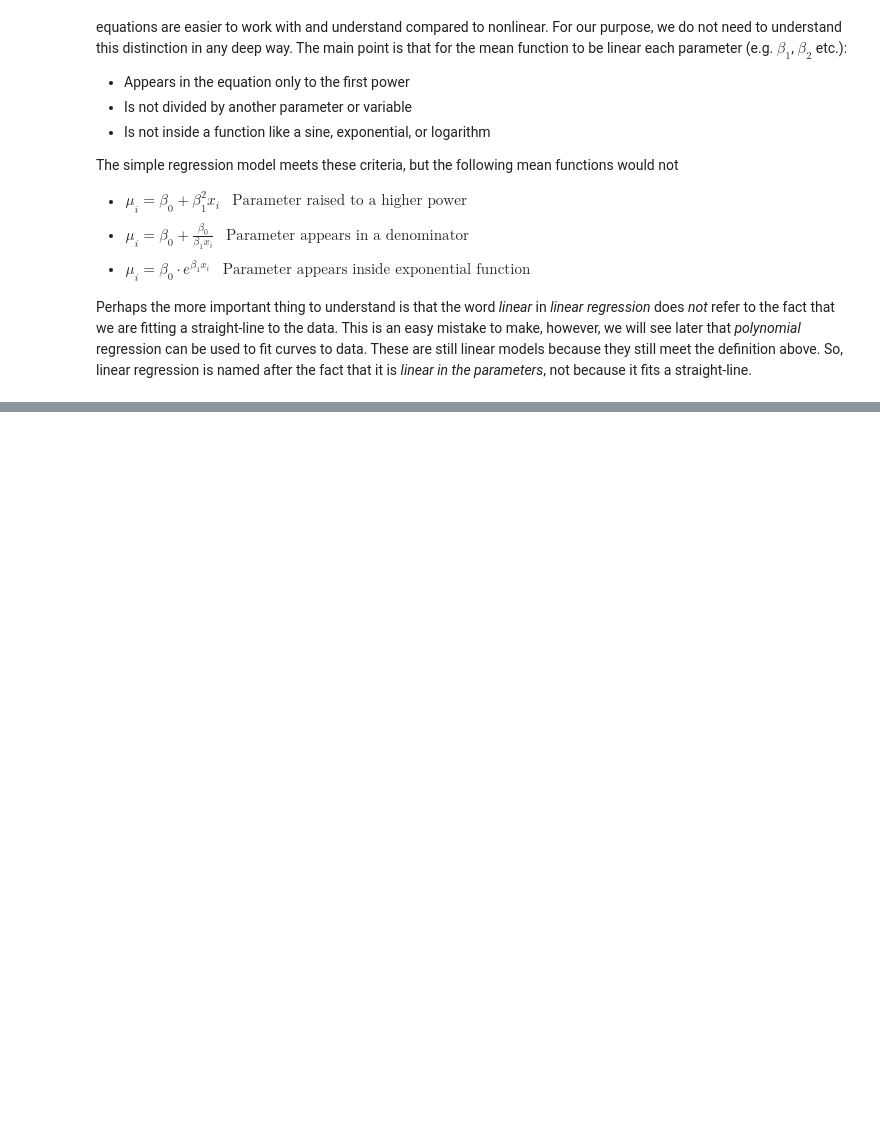
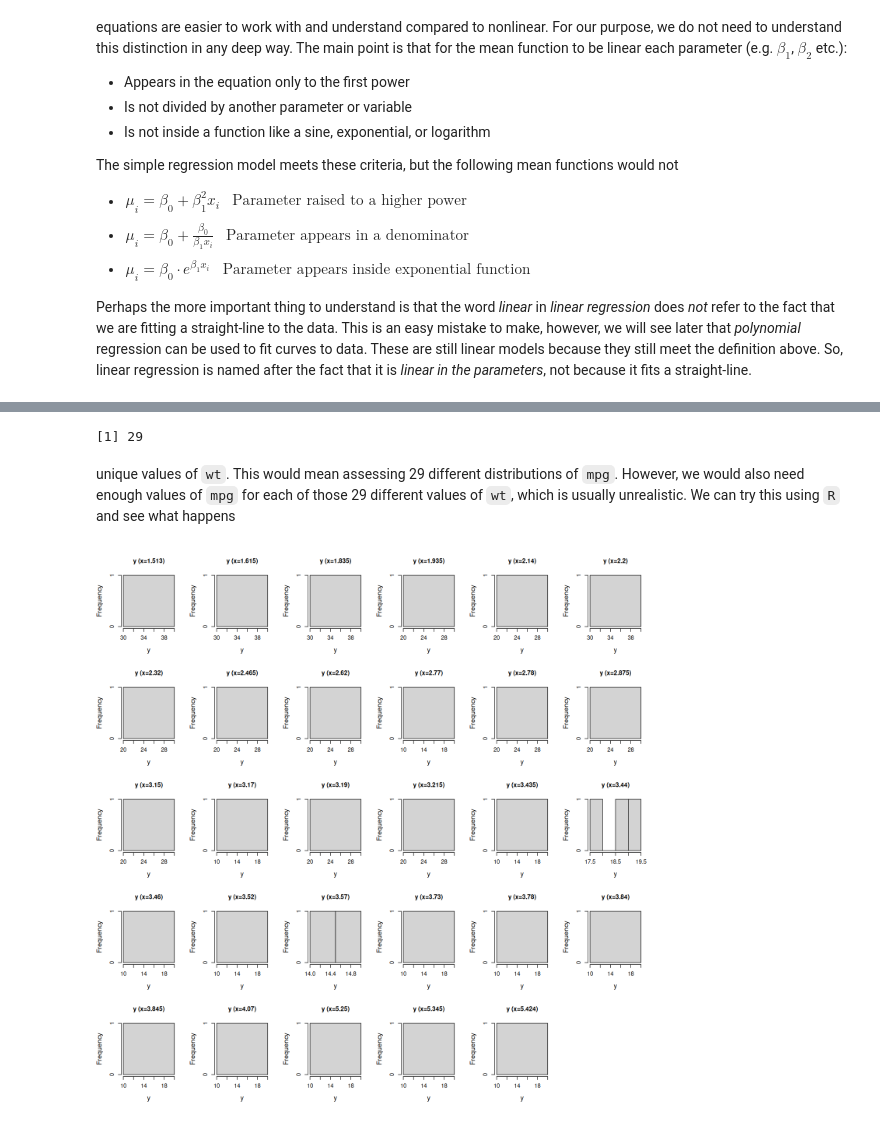
Before and after one commit to PCHN63101-Advanced-Data-Skills/Simple-Multiple-Regression, a Jupyter notebook: 2.simple-regression.ipynb, the cells around one changed output, grey strips where cells are left out. Saved outputs shown, nothing was run; the diff lists cells and outputs as text; code cells hidden in the pictures; blank space fills up the shorter version.

```diff
--- a/2.simple-regression.ipynb
+++ b/2.simple-regression.ipynb
@@ -170,0 +182,7 @@ We will see ways to assess all of these next week, so for now we will just exami
+# %%
+data(mtcars)
+length(unique(mtcars$wt))
+# %% [output]
+[1] 29
+# %% [markdown]
+unique values of `wt`. This would mean assessing 29 different distributions of `mpg`. However, we would also need enough values of `mpg` for each of those 29 different values of `wt`, which is usually unrealistic. We can try this using `R` and see what happens
@@ -170,0 +191,11 @@ We will see ways to assess all of these next week, so for now we will just exami
+# %%
+par(cex.lab=1.3, cex.axis=1.1, cex=1.4) # plot scaling
+par(mfrow=c(5,6))
+u.wt <- unique(mtcars$wt)
+u.wt <- sort(u.wt)
+for (i in 1:length(u.wt)){
+    y <- mtcars$mpg[mtcars$wt == u.wt[i]]
+    hist(y, main=paste0("y (x=", u.wt[i], ")"))
+}
+# %% [output]
+[figure, added]
```
Also changed, not shown: parts of 12 cells of this notebook, 9 other files.
